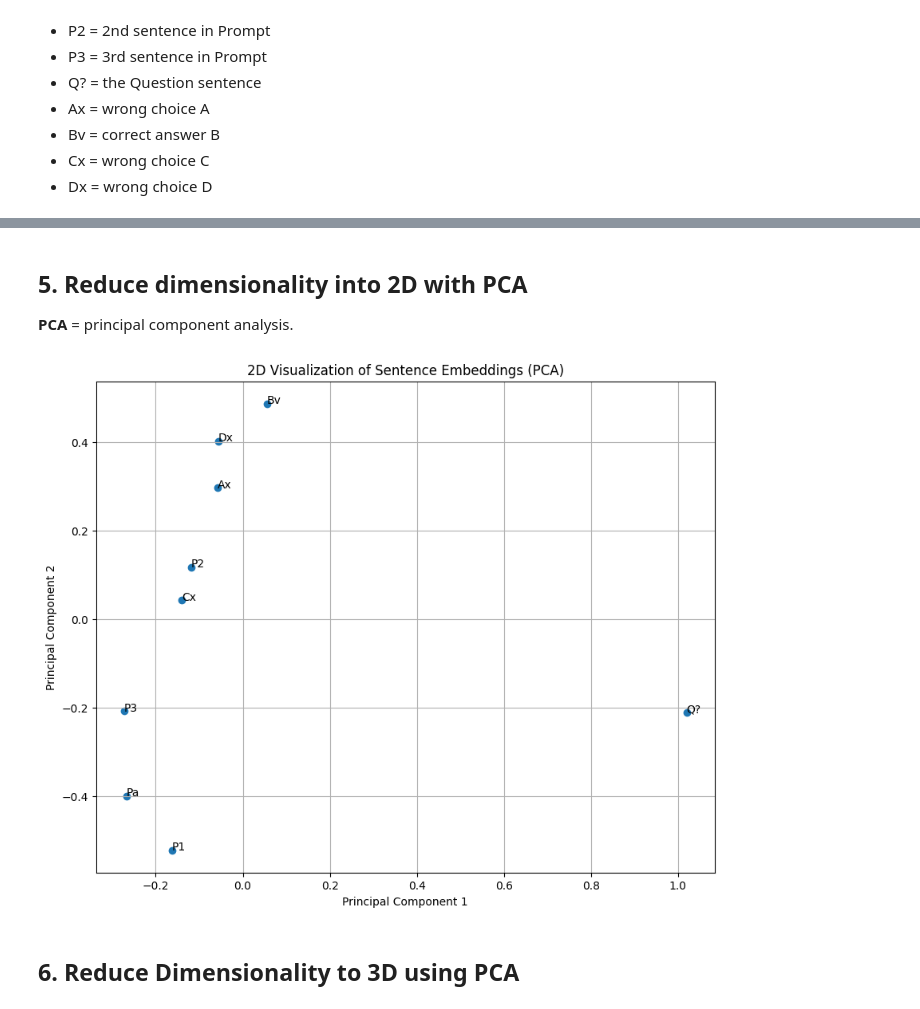
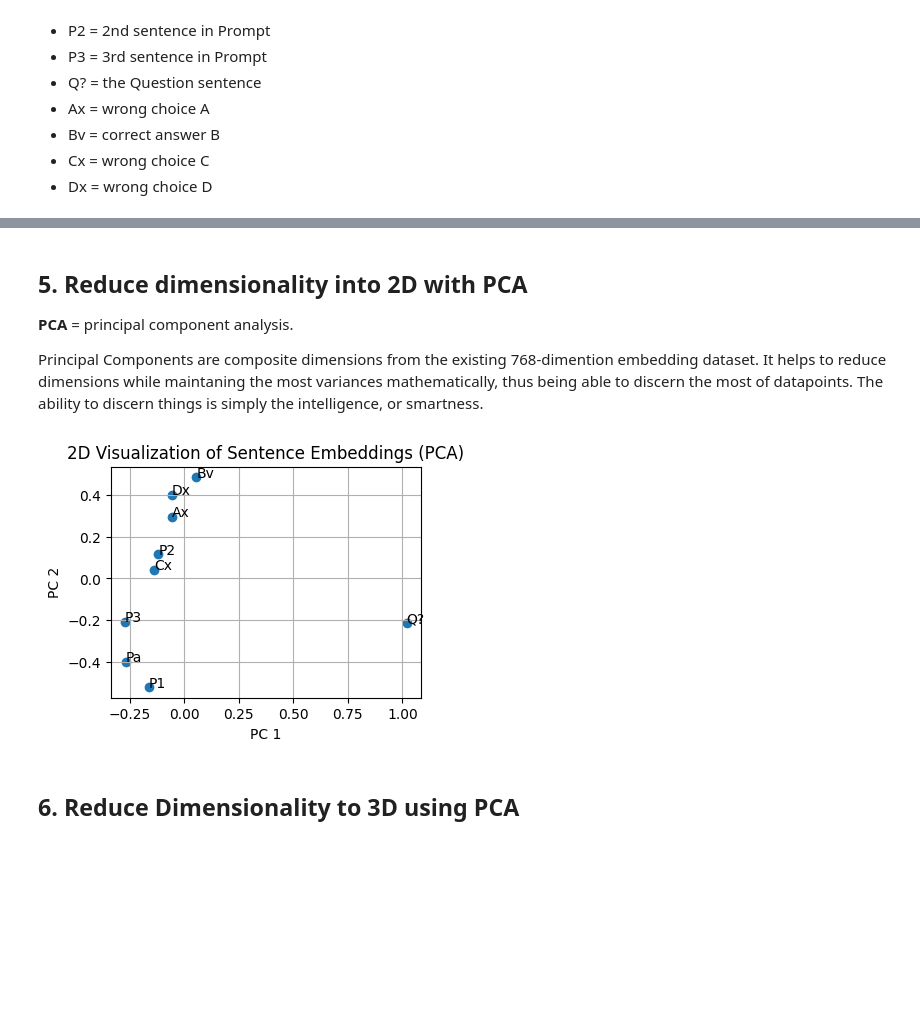
Before and after one commit to fengfrankgthb/Demonstrations, a Jupyter notebook: LIT_CeO2_embeddings.ipynb, the cells around one changed output, grey strips where cells are left out. Cells and saved outputs as stored; diff of their text form; code cells hidden in the pictures; blank space fills up the shorter version.

```diff
--- a/LIT_CeO2_embeddings.ipynb
+++ b/LIT_CeO2_embeddings.ipynb
@@ -55,8 +55,7 @@ Used *118HHH Q1 on CeO2-NPs* for illustration, breaking into 9 components:
 * Cx = wrong choice C
 * Dx = wrong choice D
 # %%
-sentences = [
-    "Pa: Some fuel additives contain cerium oxide nanoparticles (CeO2-NPs), which can leach into waterways and soils via waste water. In a 2015 study Mael Garaud and colleagues found that CeO2-NPs can accumulate in the bodies of zebra mussels (Dreissena polymorpha). While bioaccumulation of manufactured nanoparticles may be inherently worrisome, it has been hypothesized that CeO2-NPs bioaccumulation in invertebrate like D. polymorpha could serve a valuable proxy role, observing the need for manufacturers to conduct costly and intrusive sampling of vertebrate species--such as rainbow trout (Oncorhynchus mykiss), commonly used in regulatory compliance testing--for manipulative bioaccumulation, as environmental protection laws currently require.",
+sentences = ["Pa: Some fuel additives contain cerium oxide nanoparticles (CeO2-NPs), which can leach into waterways and soils via waste water. In a 2015 study Mael Garaud and colleagues found that CeO2-NPs can accumulate in the bodies of zebra mussels (Dreissena polymorpha). While bioaccumulation of manufactured nanoparticles may be inherently worrisome, it has been hypothesized that CeO2-NPs bioaccumulation in invertebrate like D. polymorpha could serve a valuable proxy role, observing the need for manufacturers to conduct costly and intrusive sampling of vertebrate species--such as rainbow trout (Oncorhynchus mykiss), commonly used in regulatory compliance testing--for manipulative bioaccumulation, as environmental protection laws currently require.",
     "P1: Some fuel additives contain cerium oxide nanoparticles (CeO2-NPs), which can leach into waterways and soils via waste water.",
     "P2: In a 2015 study Mael Garaud and colleagues found that CeO2-NPs can accumulate in the bodies of zebra mussels (Dreissena polymorpha).",
     "P3: While bioaccumulation of manufactured nanoparticles may be inherently worrisome, it has been hypothesized that CeO2-NPs bioaccumulation in invertebrate like D. polymorpha could serve a valuable proxy role, observing the need for manufacturers to conduct costly and intrusive sampling of vertebrate species--such as rainbow trout (Oncorhynchus mykiss), commonly used in regulatory compliance testing--for manipulative bioaccumulation, as environmental protection laws currently require.",
@@ -96,27 +88,29 @@ Example embedding (first sentence):
-# %% [markdown]
-## 5. Reduce dimensionality into 2D with PCA
-
-**PCA** = principal component analysis.
+# %% [markdown]
+## 5. Reduce dimensionality into 2D with PCA
+
+**PCA** = principal component analysis.
+
+Principal Components are composite dimensions from the existing 768-dimention embedding dataset. It helps to reduce dimensions while maintaning the most variances mathematically, thus being able to discern the most of datapoints. The ability to discern things is simply the intelligence, or smartness.
 # %%
 # Reduce to 2 dimensions using PCA
 pca_2d = PCA(n_components=2)
 reduced_embeddings_2d = pca_2d.fit_transform(embeddings)
 
 # Visualize the 2D embeddings
-plt.figure(figsize=(10, 8))
+plt.figure(figsize=(4, 3))
 plt.scatter(reduced_embeddings_2d[:, 0], reduced_embeddings_2d[:, 1])
 
 # Annotate each point with the corresponding sentence
 for i, txt in enumerate(sentences):
     plt.annotate(txt[:2], (reduced_embeddings_2d[i, 0], reduced_embeddings_2d[i, 1]))
 
 plt.title("2D Visualization of Sentence Embeddings (PCA)")
-plt.xlabel("Principal Component 1")
-plt.ylabel("Principal Component 2")
+plt.xlabel("PC 1")
+plt.ylabel("PC 2")
 plt.grid(True)
 plt.show()
 # %% [output]
-[figure, old version]
+[figure, new version]
 # %% [markdown]
 ## 6. Reduce Dimensionality to 3D using PCA
 # %%
```
Also changed, not shown: parts of 11 cells of this notebook.
